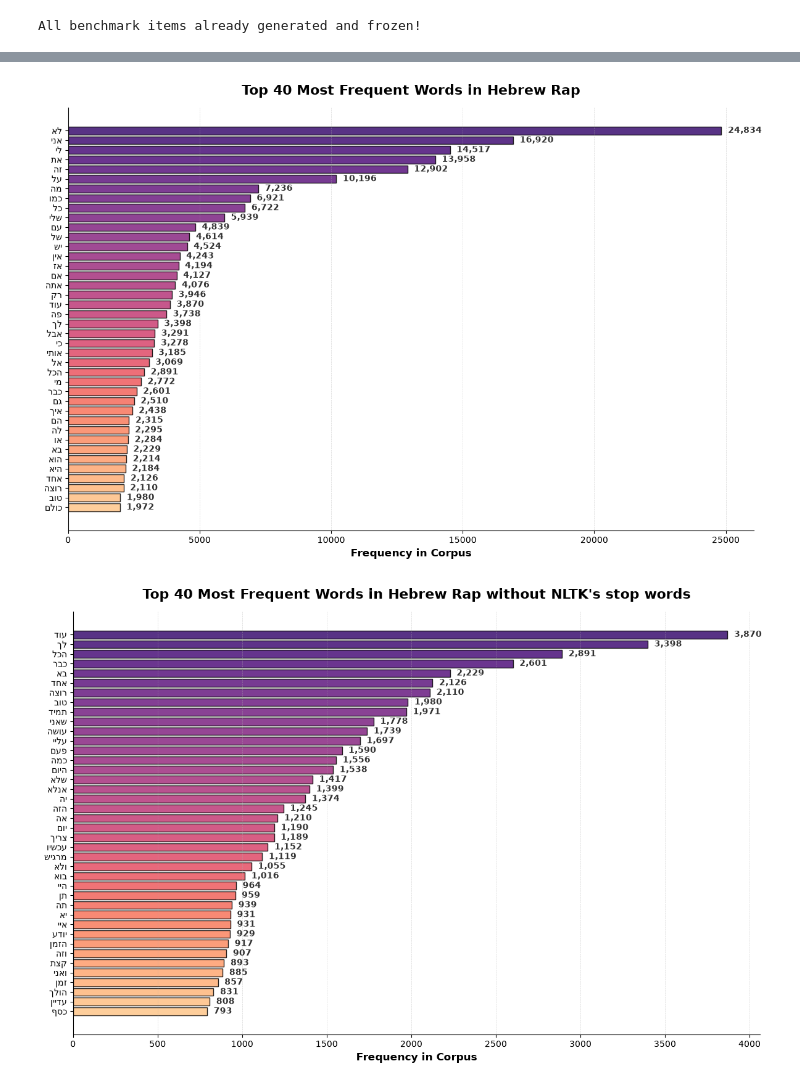
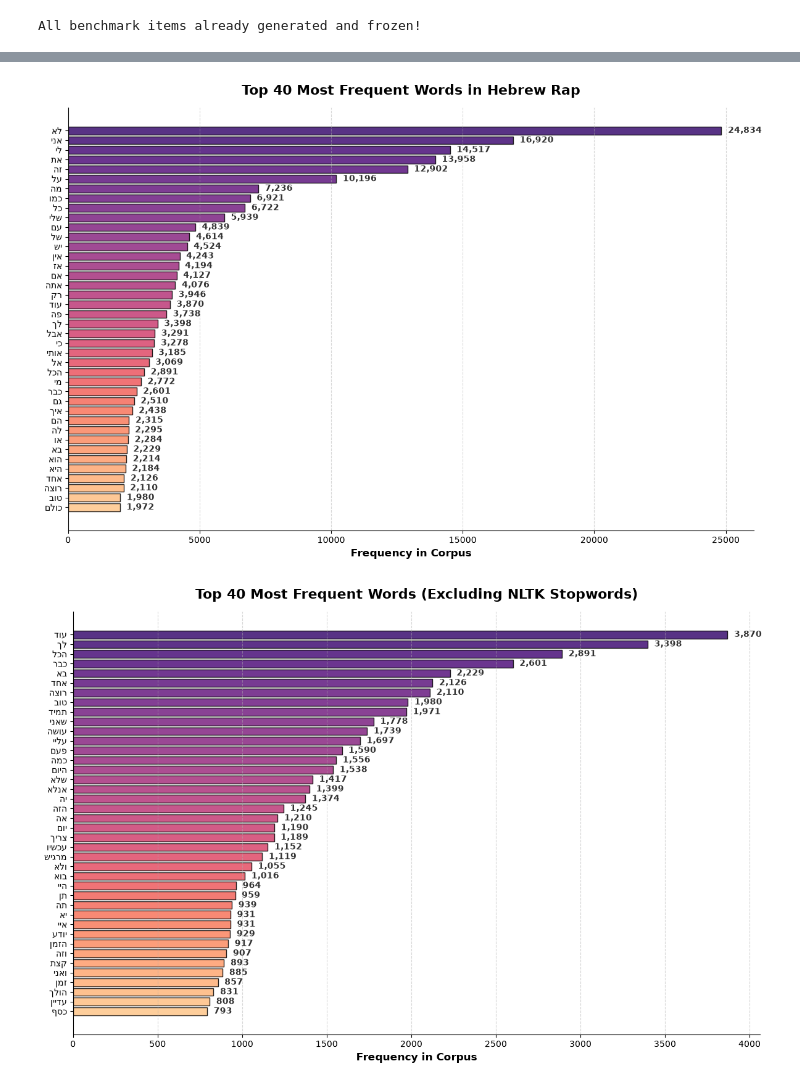
Before and after one commit to razdiamond/hebrew-rap-slang-benchmark, a Jupyter notebook: pipeline/01_dataset_pipeline.ipynb, the cells around one changed output, grey strips where cells are left out. Saved outputs shown, nothing was run; the diff lists cells and outputs as text; code cells hidden in the pictures.

Commit message:
Beautified 01_dataset_pipeline.ipynb

```diff
--- a/pipeline/01_dataset_pipeline.ipynb
+++ b/pipeline/01_dataset_pipeline.ipynb
@@ -24,14 +34,17 @@ from openai import OpenAI
 from openai.types.chat import ChatCompletionMessageParam
 from tqdm.auto import tqdm
 # %%
+# Deterministic seed for reproducible shuffling
 random.seed(42)
 
-RAW_HITS_PATH = Path("../data/raw/genius_tag_hits.json")
-HARVESTED_PATH = Path("../data/raw/genius_harvested_corpus.json")
-CLEANED_PHRASES_PATH = Path("../data/processed/genius_cleaned_phrases.json")
-PROGRESS_PATH = Path("../data/processed/grading_progress.json")
-GOLD_BENCHMARK_PATH = Path("../data/processed/gold_benchmark_150.json")
+# --- Pipeline Checkpoints & Data Paths ---
+RAW_HITS_PATH = Path("../data/raw/01_genius_song_index.json")
+HARVESTED_PATH = Path("../data/raw/02_genius_full_corpus.json")
+CLEANED_PHRASES_PATH = Path("../data/processed/03_flattened_phrases.json")
+PROGRESS_PATH = Path("../data/processed/04_curation_progress.json")
+GOLD_BENCHMARK_PATH = Path("../data/processed/05_gold_benchmark.json")
 
+# Target genres on Genius
 TAGS = ["israeli-hip-hop", "israeli-rap", "israeli-drill", "israeli-trap"]
 
 
@@ -42,8 +55,6 @@ def get_genius_client() -> lyricsgenius.Genius:
     if not token:
         raise ValueError("GENIUS_ACCESS_TOKEN not set in environment.")
 
-    genius = lyricsgenius.Genius(token, timeout=15, retries=3, sleep_time=0.5)
-    genius.verbose = False
-    return genius
+    return lyricsgenius.Genius(token, timeout=15, retries=3, sleep_time=0.5)
 # %% [markdown]
 ## Step 1: Harvesting Raw Song Metadata via Genius Tag API
@@ -1020,85 +981,86 @@ generate_sporcle_import()
 # %%
 def plot_top_rap_words(
-        corpus: dict[str, dict[str, Any]],
+        corpus_data: dict[str, dict[str, Any]],
         top_n: int = 40,
-        stop_words: set[str] = set(),
+        stop_words: set[str] | None = None,
         title: str = "",
 ) -> None:
     """Plots a Matplotlib bar chart of the most frequent words in the lyrics."""
-    # Ignore 'tag' noise
-    stop_words = stop_words.union({"פזמון", "בית", "וורס", "אינטרו", "אאוטרו", "מעבר"})
+    if stop_words is None:
+        stop_words = set()
+
+    # Ignore structural song tags commonly imported from Genius
+    stop_words = stop_words.union(
+        {"פזמון", "בית", "וורס", "אינטרו", "אאוטרו", "מעבר"}
+    )
 
     all_words = []
+    for song in corpus_data.values():
+        if lyrics := song.get("lyrics", ""):
+            # Erase apostrophes, quotes, and geresh entirely (e.g., אנ'לא -> אנלא)
+            clean_lyrics = re.sub(r"['׳\"״]", "", lyrics)
+            words = re.findall(r"[\u0590-\u05FF]+", clean_lyrics)
+            all_words.extend(
+                [w for w in words if len(w) > 1 and w not in stop_words]
+            )
 
-    for song in corpus.values():
-        if lyrics := song.get("lyrics", ""):
-            # 1. Erase apostrophes, quotes, and geresh entirely (אנ'לא -> אנלא)
-            clean_lyrics = re.sub(r"['׳\"״]", "", lyrics)
-
-            # 2. Extract only contiguous Hebrew letters
-            words = re.findall(r"[\u0590-\u05FF]+", clean_lyrics)
-
-            all_words.extend([w for w in words if len(w) > 1 and w not in stop_words])
-
-    top_words = Counter(all_words).most_common(40)
+    top_words = Counter(all_words).most_common(top_n)
     df = pd.DataFrame(top_words, columns=["Word", "Count"])
 
     fig, ax = plt.subplots(figsize=(12, 8))
-
-    colors = [plt.cm.magma(0.2 + (i / len(df)) * 0.7) for i in range(len(df))]
+    colors = [plt.cm.magma(0.2 + i / len(df) * 0.7) for i in range(len(df))]
 
     bars = ax.barh(
         df["Word"],
         df["Count"],
         color=colors,
         edgecolor="black",
-        alpha=0.85
+        alpha=0.85,
     )
-    title = f"Top {top_n} Most Frequent Words in Hebrew Rap" if not title else title
-    ax.set_title(
-        title,
-        fontsize=16,
-        fontweight="bold",
-        pad=15
-    )
+
+    chart_title = title if title else f"Top {top_n} Most Frequent Words in Hebrew Rap"
+    ax.set_title(chart_title, fontsize=16, fontweight="bold", pad=15)
     ax.set_xlabel("Frequency in Corpus", fontsize=12, fontweight="bold")
     ax.set_ylabel("")
 
     ax.invert_yaxis()
     ax.grid(axis="x", linestyle="--", alpha=0.5)
 
     offset = df["Count"].max() * 0.01
     for bar in bars:
         ax.text(
             bar.get_width() + offset,
             bar.get_y() + bar.get_height() / 2,
             f"{int(bar.get_width()):,}",
             va="center",
             fontsize=10,
             fontweight="bold",
-            color="#333333"
+            color="#333333",
         )
 
     ax.spines["top"].set_visible(False)
     ax.spines["right"].set_visible(False)
-
     plt.tight_layout()
     plt.show()
 
 
-# Plot most frequent words
-plot_top_rap_words(corpus)
+# 1. Plot raw frequency (includes common conversational words)
+plot_top_rap_words(harvested_corpus)
 
-# Plot most frequent words again, filtering out NLTK's built-in Hebrew stop words
+# 2. Plot frequency filtering out NLTK's Hebrew stop words
 try:
     nltk.data.find("corpora/stopwords")
 except LookupError:
     nltk.download("stopwords", quiet=True)
-stop_words = set(stopwords.words("hebrew"))
-top_n = 40
-title = f"Top {top_n} Most Frequent Words in Hebrew Rap without NLTK's stop words"
-plot_top_rap_words(corpus, top_n, stop_words, title)
+
+stop_words_he = set(stopwords.words("hebrew"))
+plot_top_rap_words(
+    corpus_data=harvested_corpus,
+    top_n=40,
+    stop_words=stop_words_he,
+    title=f"Top 40 Most Frequent Words (Excluding NLTK Stopwords)",
+)
 # %% [output]
 [figure]
-[figure, old version]
+[figure, new version]
 # %% [markdown]
```
Also changed, not shown: parts of 20 cells of this notebook, 8 other files.
